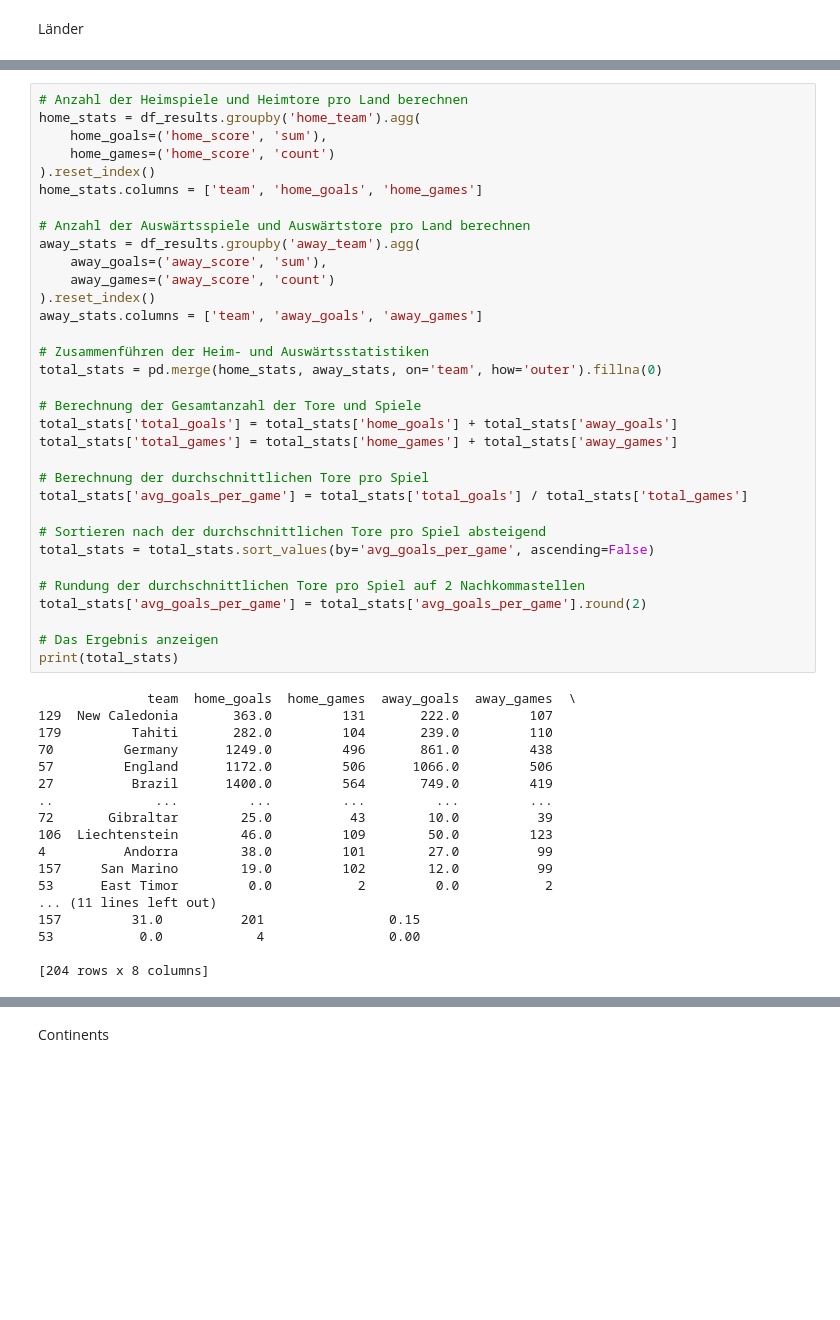
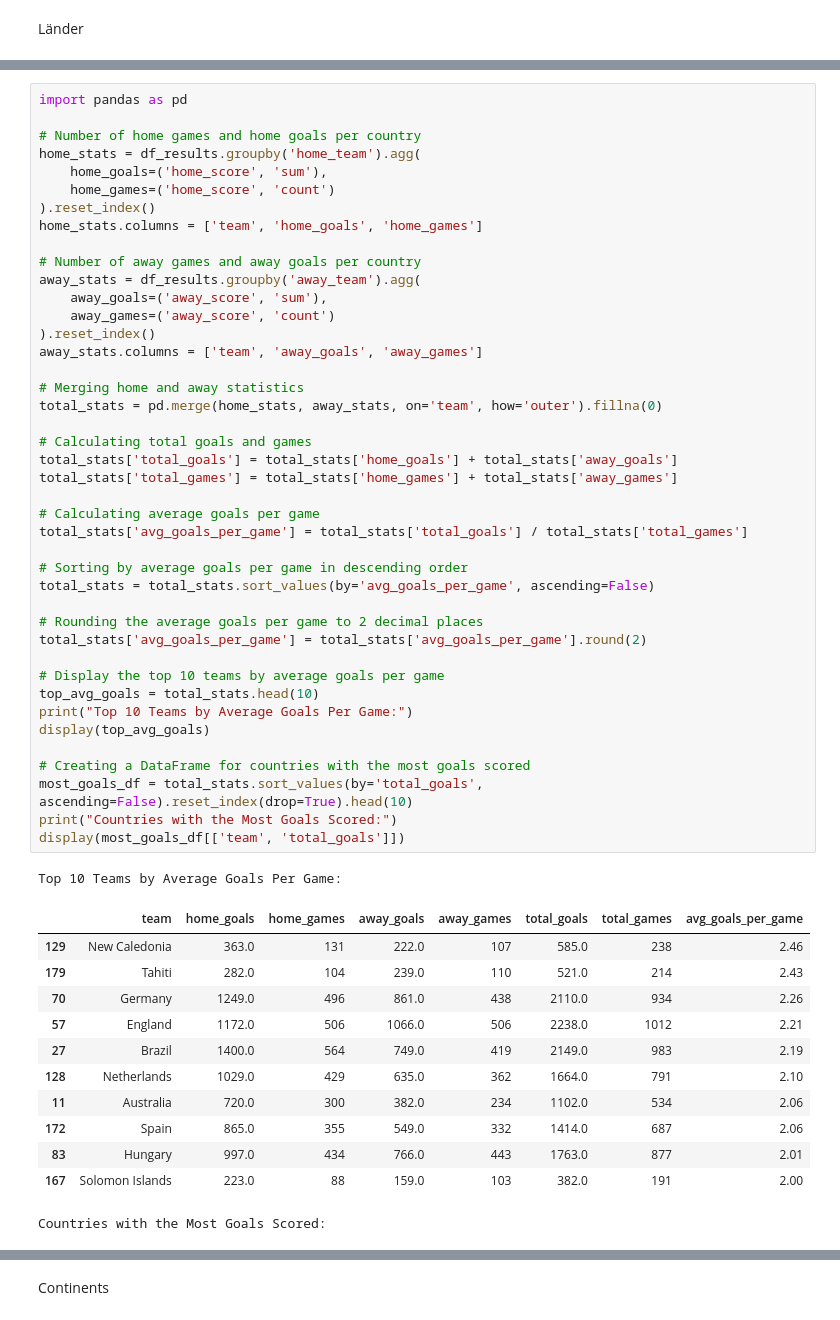
Before and after one commit to NiklasSeitherDHBW/Fussballergebnisse, a Jupyter notebook: Kontinente_Länder_Carlo.ipynb, the cells around one changed output, grey strips where cells are left out. Drawn from its saved outputs; the diff is of its cells as text; blank space fills up the shorter version.

```diff
--- a/Kontinente_Länder_Carlo.ipynb
+++ b/Kontinente_Länder_Carlo.ipynb
@@ -366,51 +372,56 @@ Name: count, dtype: float64
 # %%
-# Anzahl der Heimspiele und Heimtore pro Land berechnen
+import pandas as pd
+
+# Number of home games and home goals per country
 home_stats = df_results.groupby('home_team').agg(
     home_goals=('home_score', 'sum'),
     home_games=('home_score', 'count')
 ).reset_index()
 home_stats.columns = ['team', 'home_goals', 'home_games']
 
-# Anzahl der Auswärtsspiele und Auswärtstore pro Land berechnen
+# Number of away games and away goals per country
 away_stats = df_results.groupby('away_team').agg(
     away_goals=('away_score', 'sum'),
     away_games=('away_score', 'count')
 ).reset_index()
 away_stats.columns = ['team', 'away_goals', 'away_games']
 
-# Zusammenführen der Heim- und Auswärtsstatistiken
+# Merging home and away statistics
 total_stats = pd.merge(home_stats, away_stats, on='team', how='outer').fillna(0)
 
-# Berechnung der Gesamtanzahl der Tore und Spiele
+# Calculating total goals and games
 total_stats['total_goals'] = total_stats['home_goals'] + total_stats['away_goals']
 total_stats['total_games'] = total_stats['home_games'] + total_stats['away_games']
 
-# Berechnung der durchschnittlichen Tore pro Spiel
+# Calculating average goals per game
 total_stats['avg_goals_per_game'] = total_stats['total_goals'] / total_stats['total_games']
 
-# Sortieren nach der durchschnittlichen Tore pro Spiel absteigend
+# Sorting by average goals per game in descending order
 total_stats = total_stats.sort_values(by='avg_goals_per_game', ascending=False)
 
-# Rundung der durchschnittlichen Tore pro Spiel auf 2 Nachkommastellen
+# Rounding the average goals per game to 2 decimal places
 total_stats['avg_goals_per_game'] = total_stats['avg_goals_per_game'].round(2)
 
-# Das Ergebnis anzeigen
-print(total_stats)
+# Display the top 10 teams by average goals per game
+top_avg_goals = total_stats.head(10)
+print("Top 10 Teams by Average Goals Per Game:")
+display(top_avg_goals)
+
+# Creating a DataFrame for countries with the most goals scored
+most_goals_df = total_stats.sort_values(by='total_goals', ascending=False).reset_index(drop=True).head(10)
+print("Countries with the Most Goals Scored:")
+display(most_goals_df[['team', 'total_goals']])
 # %% [output]
-              team  home_goals  home_games  away_goals  away_games  \
-129  New Caledonia       363.0         131       222.0         107
-179         Tahiti       282.0         104       239.0         110
-70         Germany      1249.0         496       861.0         438
-57         England      1172.0         506      1066.0         506
-27          Brazil      1400.0         564       749.0         419
-..             ...         ...         ...         ...         ...
-72       Gibraltar        25.0          43        10.0          39
-106  Liechtenstein        46.0         109        50.0         123
-4          Andorra        38.0         101        27.0          99
-157     San Marino        19.0         102        12.0          99
-53      East Timor         0.0           2         0.0           2
-... (11 lines left out)
-157         31.0          201                0.15
-53           0.0            4                0.00
-
-[204 rows x 8 columns]
+Top 10 Teams by Average Goals Per Game:
+|  | team | home_goals | home_games | away_goals | away_games | total_goals | total_games | avg_goals_per_game |
+| 129 | New Caledonia | 363.0 | 131 | 222.0 | 107 | 585.0 | 238 | 2.46 |
+| 179 | Tahiti | 282.0 | 104 | 239.0 | 110 | 521.0 | 214 | 2.43 |
+| 70 | Germany | 1249.0 | 496 | 861.0 | 438 | 2110.0 | 934 | 2.26 |
+| 57 | England | 1172.0 | 506 | 1066.0 | 506 | 2238.0 | 1012 | 2.21 |
+| 27 | Brazil | 1400.0 | 564 | 749.0 | 419 | 2149.0 | 983 | 2.19 |
+| 128 | Netherlands | 1029.0 | 429 | 635.0 | 362 | 1664.0 | 791 | 2.10 |
+| 11 | Australia | 720.0 | 300 | 382.0 | 234 | 1102.0 | 534 | 2.06 |
+| 172 | Spain | 865.0 | 355 | 549.0 | 332 | 1414.0 | 687 | 2.06 |
+| 83 | Hungary | 997.0 | 434 | 766.0 | 443 | 1763.0 | 877 | 2.01 |
+| 167 | Solomon Islands | 223.0 | 88 | 159.0 | 103 | 382.0 | 191 | 2.00 |
+Countries with the Most Goals Scored:
```
Also changed, not shown: parts of 4 cells of this notebook.
